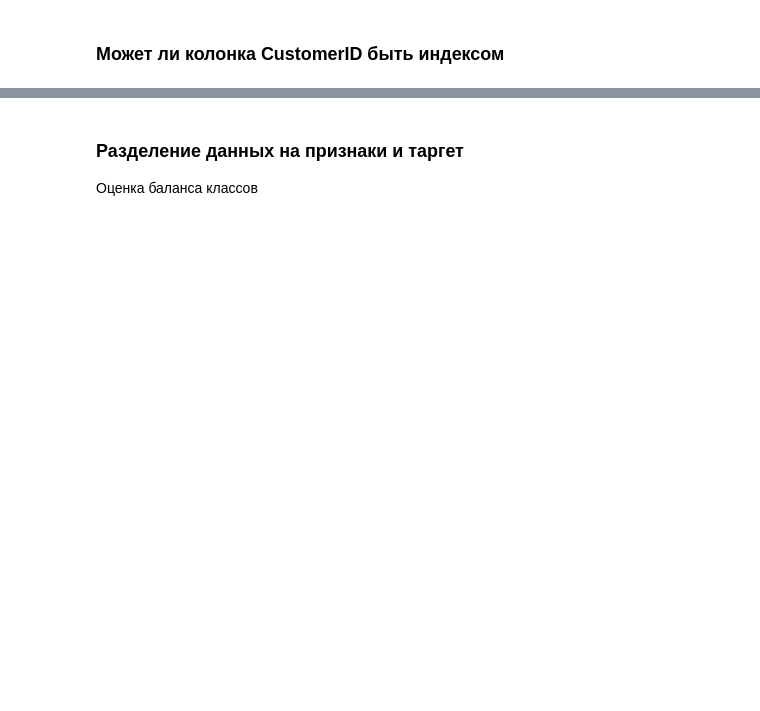
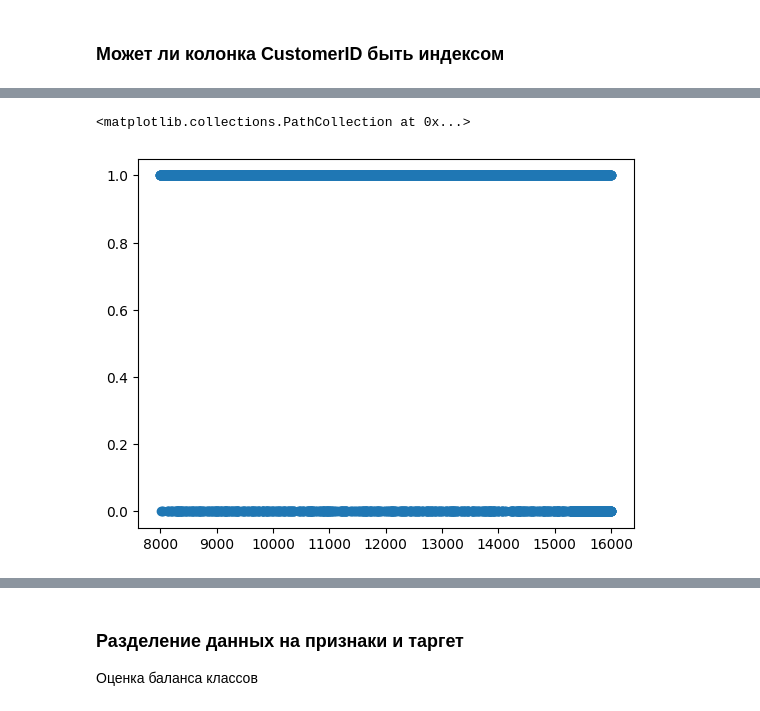
Before and after one commit to wldwldcrd/data_analysis_baumanka, a Jupyter notebook: 9_SVM_KNN/homework/Digital Marketing Campaign.ipynb, the cells around one changed output, grey strips where cells are left out. Cells and saved outputs as stored; diff of their text form; code cells hidden in the pictures; blank space fills up the shorter version.

```diff
--- a/9_SVM_KNN/homework/Digital Marketing Campaign.ipynb
+++ b/9_SVM_KNN/homework/Digital Marketing Campaign.ipynb
@@ -13,4 +13,6 @@ import phik as phik
 # %% [markdown]
 ### Загрузка данных
+# %%
+df = pd.read_csv("./digital_marketing_campaign_dataset.csv", sep=",")
 # %% [markdown]
 ### Основная информация о данных
@@ -17,5 +62,7 @@ import phik as phik
 # %% [markdown]
 ### Может ли колонка CustomerID быть индексом
+# %%
+df = df.set_index("CustomerID", inplace=False)
 # %% [markdown]
 ### Работа с цифровыми колонками
 
@@ -28,0 +106,5 @@ import phik as phik
+# %%
+plt.scatter(df["CustomerID"], df["Conversion"])
+# %% [output]
+<matplotlib.collections.PathCollection at 0x...>
+[figure, added]
```
Also changed, not shown: parts of 19 cells of this notebook.
